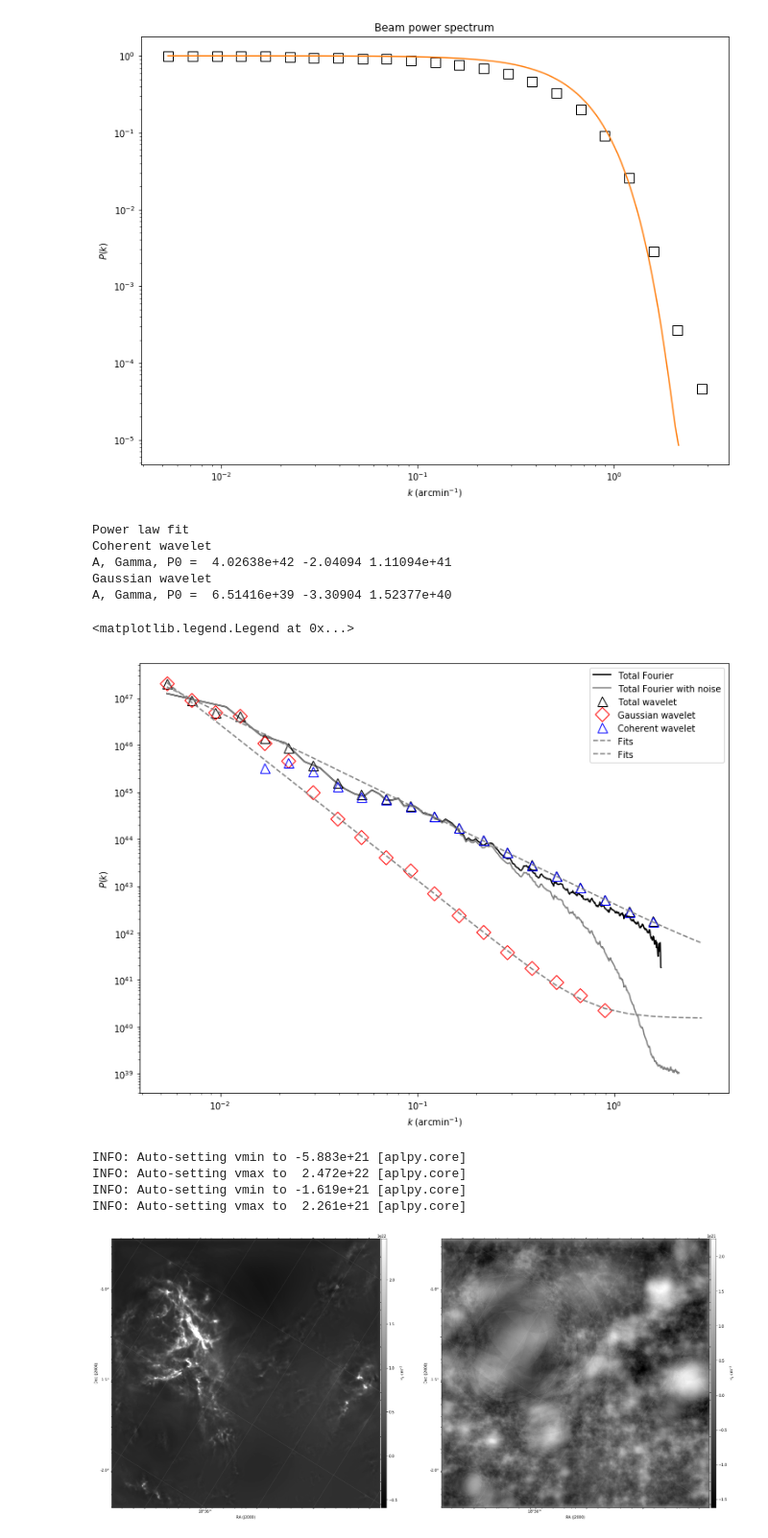
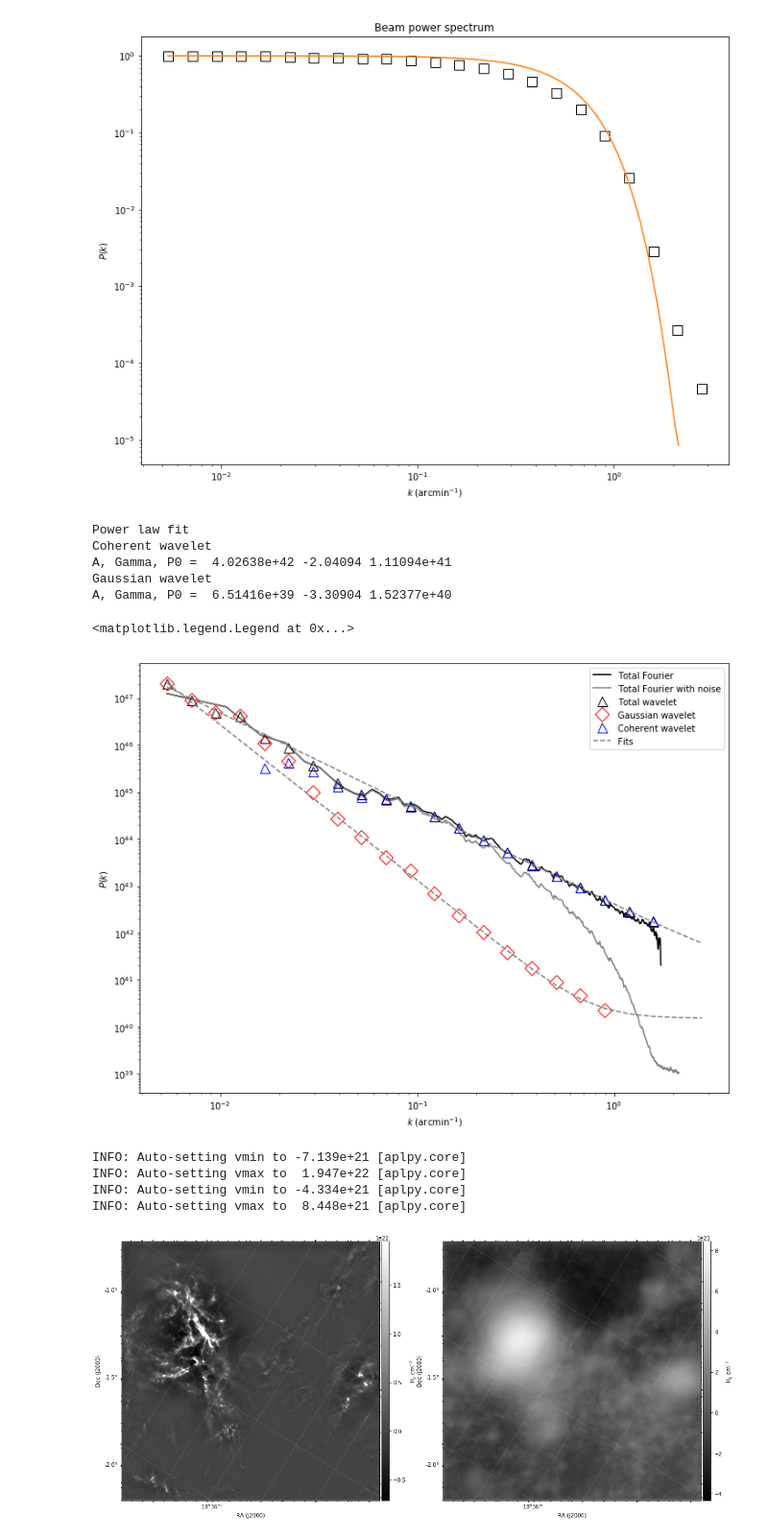
Before and after one commit to jfrob27/M1stage2020, a Jupyter notebook: Aquila.ipynb, the cells around one changed output. Shown at 96% size. Saved outputs shown, nothing was run; the diff lists cells and outputs as text; code cells hidden in the pictures.

```diff
--- a/Aquila.ipynb
+++ b/Aquila.ipynb
@@ -213,14 +205,14 @@ print('A, Gamma, P0 = ', A_gauss, gamma_gauss, P0_gauss)
 
 
 plt.figure(figsize(12,9))
-plt.plot(tab_k[:-75], (spec_k[:-75]-Noise)/spec_beamn[:-75], color='black',label=r'Total Fourier')
+plt.plot(tab_k[:-75], (spec_k[:-75]-Noise)/spec_beamn2[:-75], color='black',label=r'Total Fourier')
 plt.plot(tab_k, spec_k, color='grey',label=r'Total Fourier with noise')
 plt.plot(wav_k, (S1a[0,:]-Noise)/BS1an,'^', markersize = 11, markerfacecolor='none', markeredgecolor='black', label='Total wavelet')
 plt.plot(wav_k, (S1a[2,:]-Noise)/BS1an,'D', markersize = 11, markerfacecolor='none', markeredgecolor='red', label='Gaussian wavelet')
 plt.plot(wav_k, (S1a[1,:]-Noise)/BS1an,'^', markersize = 11, markerfacecolor='none', markeredgecolor='blue', label='Coherent wavelet')
 
 plt.plot(wav_k, fit_gauss, color='grey', ls='--', lw=1.5, label=r'Fits')
-plt.plot(wav_k, fit_cohe, color='grey', ls='--', lw=1.5, label=r'Fits')
+plt.plot(wav_k, fit_cohe, color='grey', ls='--', lw=1.5)
 
 
 plt.xscale('log')
@@ -235,4 +227,4 @@ A, Gamma, P0 =  4.02638e+42 -2.04094 1.11094e+41
 Gaussian wavelet
 A, Gamma, P0 =  6.51416e+39 -3.30904 1.52377e+40
 <matplotlib.legend.Legend at 0x...>
-[figure, old version]
+[figure, new version]
@@ -239,36 +239,26 @@ A, Gamma, P0 =  6.51416e+39 -3.30904 1.52377e+40
 # %%
-#Image reconstruction from the segmented wavelet coefficients
-M=np.size(wav_k)
-filaments = np.sum(wt[M:2*M+5,:,:].real,axis=0)
-scale_free = np.sum(wt[2*M+5:3*M,:,:].real,axis=0)
+fig_all = plt.figure(1, figsize=(30,30))
 
-fits.writeto(path + 'HGBS_' + name + '_column_density_map_reconst_filaments.fits', filaments, header, overwrite=True)
-fits.writeto(path + 'HGBS_' + name + '_column_density_map_reconst_scale_free.fits', scale_free, header, overwrite=True)
-
-fig_all = plt.figure(1, figsize=(30,30))
-fig = aplpy.FITSFigure(path + 'HGBS_' + name + '_column_density_map_reconst_filaments.fits',figure=fig_all, subplot=(1,2,1))
+fig = aplpy.FITSFigure(path + 'HGBS_' + name + '_column_density_map_reconst_filaments.fits',figure=fig_all, subplot=(1,3,1))
 fig.show_colorscale(cmap='gray')
-#fig.tick_labels.set_xformat('hh')
 fig.tick_labels.set_yformat('dd.d')
-#fig.ticks.set_xspacing(15)  # degrees
 fig.ticks.set_yspacing(0.5)  # degrees
 fig.add_colorbar()
 fig.add_grid()
 fig.grid.set_alpha(0.15)
 fig.colorbar.set_axis_label_text(r'H$_2$ cm$^{-2}$')
-fig = aplpy.FITSFigure(path + 'HGBS_' + name + '_column_density_map_reconst_scale_free.fits',figure=fig_all, subplot=(1,2,2))
+
+fig = aplpy.FITSFigure(path + 'HGBS_' + name + '_column_density_map_reconst_scale_free.fits',figure=fig_all, subplot=(1,3,2))
 fig.show_colorscale(cmap='gray')
-#fig.tick_labels.set_xformat('hh')
 fig.tick_labels.set_yformat('dd.d')
-#fig.ticks.set_xspacing(15)  # degrees
 fig.ticks.set_yspacing(0.5)  # degrees
 fig.add_colorbar()
 fig.add_grid()
 fig.grid.set_alpha(0.15)
 fig.colorbar.set_axis_label_text(r'H$_2$ cm$^{-2}$')
 # %% [output]
-INFO: Auto-setting vmin to -5.883e+21 [aplpy.core]
-INFO: Auto-setting vmax to  2.472e+22 [aplpy.core]
-INFO: Auto-setting vmin to -1.619e+21 [aplpy.core]
-INFO: Auto-setting vmax to  2.261e+21 [aplpy.core]
+INFO: Auto-setting vmin to -7.139e+21 [aplpy.core]
+INFO: Auto-setting vmax to  1.947e+22 [aplpy.core]
+INFO: Auto-setting vmin to -4.334e+21 [aplpy.core]
+INFO: Auto-setting vmax to  8.448e+21 [aplpy.core]
-[figure, old version]
+[figure, new version]
```
Also changed, not shown: parts of 5 cells of this notebook, 5 other files.
